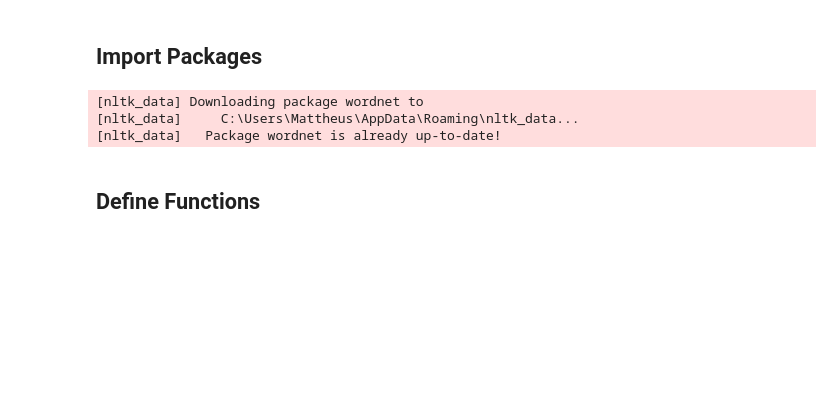
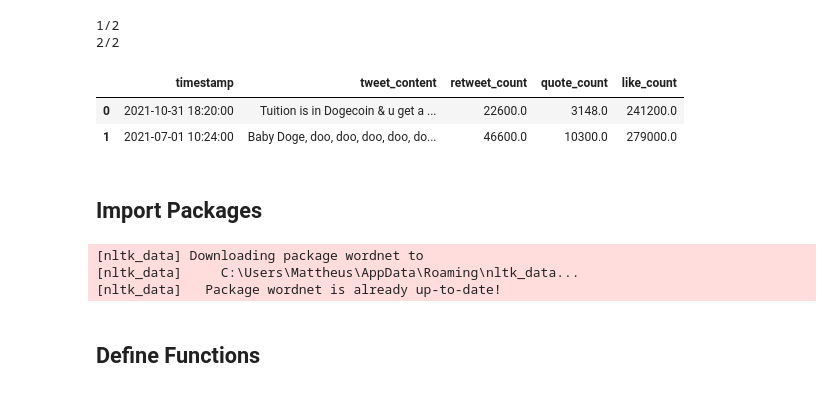
Before and after one commit to ba-group-projects/dogecoin-twitter-elon-musk, a Jupyter notebook: scrape-news.ipynb, the cells around one changed output. Drawn from its saved outputs; the diff is of its cells as text; code cells hidden in the pictures; blank space fills up the shorter version.

```diff
--- a/scrape-news.ipynb
+++ b/scrape-news.ipynb
@@ -1,3 +167,13 @@
+# %%
+data = parse_tweets(to_parse)
+# data.to_csv('data/doge_tweets.csv', index=False)
+data
+# %% [output]
+1/2
+2/2
+|  | timestamp | tweet_content | retweet_count | quote_count | like_count |
+| 0 | 2021-10-31 18:20:00 | Tuition is in Dogecoin & u get a ... | 22600.0 | 3148.0 | 241200.0 |
+| 1 | 2021-07-01 10:24:00 | Baby Doge, doo, doo, doo, doo, do... | 46600.0 | 10300.0 | 279000.0 |
 # %% [markdown]
 ## Import Packages
 # %%
```
Also changed, not shown: parts of 16 cells of this notebook, 5 other files.
